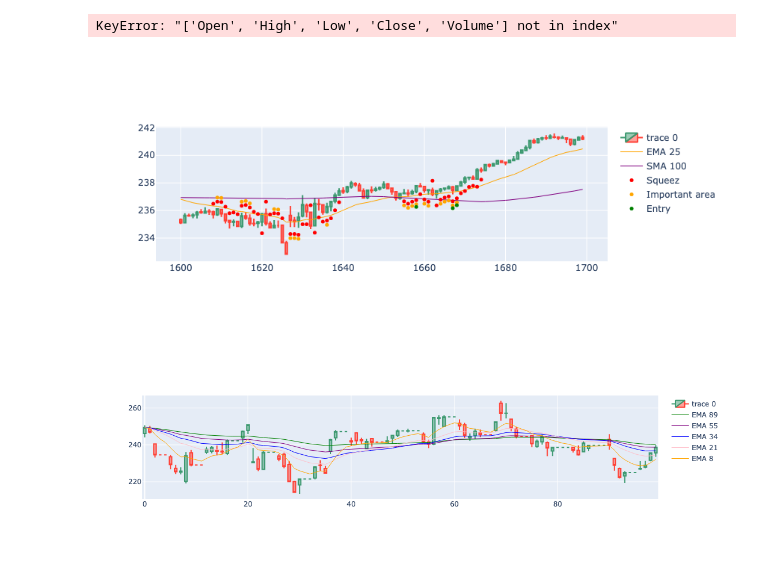
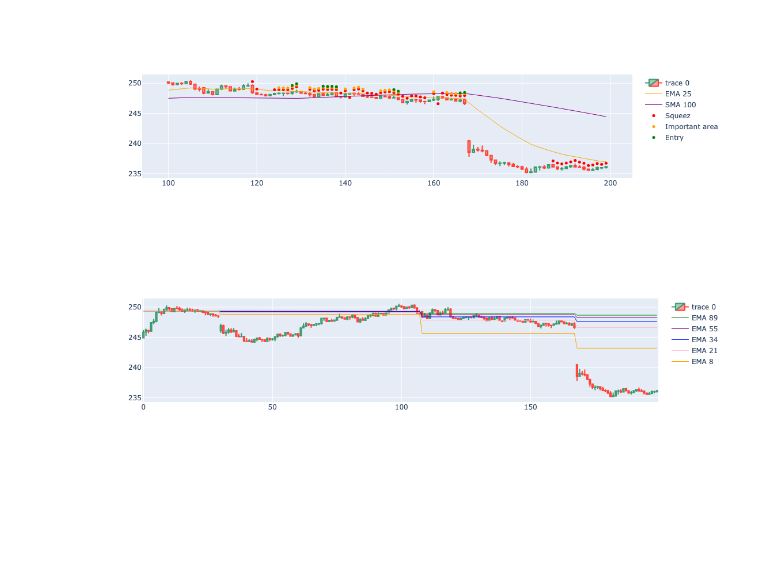
Before and after one commit to gastoncs/jupyter-docker, a Jupyter notebook: app/src/backtesting/squeez/squeez_pattern_v3.ipynb, the cells around one changed output. Saved outputs shown, nothing was run; the diff lists cells and outputs as text; code cells hidden in the pictures; blank space fills up the shorter version.

Commit message:
Stacked emas

```diff
--- a/app/src/backtesting/squeez/squeez_pattern_v3.ipynb
+++ b/app/src/backtesting/squeez/squeez_pattern_v3.ipynb
@@ -41,7 +41,7 @@ def isSmaUptrend(sma, N):
     slope = np.polyfit(x, y, 1)[0]
     return slope > 0
 
-def isUptrend():
+def isUptrend()->None:
 
     df['sma100'] = df['close_5min'].rolling(window=100).mean()
 
@@ -78,7 +78,7 @@ def detectSqueeze()->None:
     cond2 =((df.bbu_minus_kcu <= 0) & (df.close_5min > df.ema25))
     df.loc[cond2, 'squeezedArea'] = EMA25['PRICE_ACCION_OVER_EMA'].value
 
-def areEmasStacked():
+def areEmasStacked()->None:
     df2['ema89'] = calculateEMADaily(df2,89)
     df2['ema55'] = calculateEMADaily(df2,55)
     df2['ema34'] = calculateEMADaily(df2,34)
@@ -185,42 +185,41 @@ if __name__ == '__main__':
     df['posibleBreak'] = df.apply(lambda row: detectPosibleBreak(row.name), axis=1)
 
     df = df[['index','datetime_est','open_5min','high_5min','low_5min','close_5min','volume_5min',
-             'ema25','sma100','squeezedArea','squeezeCloseToEma','posibleBreak','isUptrend','areEmasStacked']]
+             'ema25','sma100','squeezedArea','squeezeCloseToEma','posibleBreak','isUptrend','areEmasStacked',
+             'ema89','ema55','ema34','ema21','ema8']]
 
-    print(df.tail())
+    #print(df.tail())
 #with pd.option_context("mode.copy_on_write", True):
     #result = df[df["posibleBreak"]==EMA25['PRICE_ACCION_OVER_EMA'].value]
-    #result = df2[df2["areEmasStacked"]!=0]
+    #result = df[df["areEmasStacked"]!=0]
     #print(result.tail(100))
     #print(result.info())
     #df.to_csv('trend.csv', index=False)
-# %% [output]
-KeyError: "['Open', 'High', 'Low', 'Close', 'Volume'] not in index"
 # %%
 def posibleBreakArea(x):
     extraSpace = 1
     if (x['posibleBreak']==EMA25['PRICE_ACCION_OVER_EMA'].value):
-        return x['Low']-extraSpace
+        return x['low_5min']-extraSpace
     elif (x['posibleBreak']==EMA25['PRICE_ACCION_UNDER_EMA'].value):
-        return x['High']+extraSpace
+        return x['high_5min']+extraSpace
     else:
         return np.nan
 
 def squeezeCloseToEmaArea(x):
     extraSpace = .80
-    if (x['squeezeCloseToEma']==EMA25['PRICE_ACCION_OVER'].value):
-        return x['Low']-extraSpace
+    if (x['squeezeCloseToEma']==EMA25['PRICE_ACCION_OVER_EMA'].value):
+        return x['low_5min']-extraSpace
     elif (x['squeezeCloseToEma']==EMA25['PRICE_ACCION_UNDER_EMA'].value):
-        return x['High']+extraSpace
+        return x['high_5min']+extraSpace
     else:
         return np.nan
 
 def squezzeArea(x):
     extraSpace = .50
     if (x['squeezedArea']==EMA25['PRICE_ACCION_OVER_EMA'].value):
-        return x['Low']-extraSpace
+        return x['low_5min']-extraSpace
     elif (x['squeezedArea']==EMA25['PRICE_ACCION_UNDER_EMA'].value):
-        return x['High']+extraSpace
+        return x['high_5min']+extraSpace
     else:
         return np.nan
 
@@ -230,52 +229,52 @@ df['posibleBreakArea'] = df.apply(lambda row: posibleBreakArea(row), axis=1)
 # %%
 import plotly.io as pio
 import plotly.graph_objects as go
 
-dfpl = df[1600:1700]
+dfpl = df[100:200]
 
 fig = go.Figure(
     data=[
         go.Candlestick(
             x=dfpl.index,
-            open=dfpl['Open'],
-            high=dfpl['High'],
-            low=dfpl['Low'],
-            close=dfpl['Close']),
+            open=dfpl['open_5min'],
+            high=dfpl['high_5min'],
+            low=dfpl['low_5min'],
+            close=dfpl['close_5min']),
         go.Scatter(
             x=dfpl.index,
             y=dfpl['ema25'],
             line=dict(color='orange', width=1),
             name="EMA 25"),
         go.Scatter(
             x=dfpl.index,
             y=dfpl['sma100'],
             line=dict(color='purple', width=1),
             name="SMA 100")
     ]
 )
 
 fig.add_scatter(x=dfpl.index, y=dfpl['squezzeArea'], mode="markers", marker=dict(size=5, color="red"), name="Squeez")
 fig.add_scatter(x=dfpl.index, y=dfpl['squeezeCloseToEmaArea'], mode="markers", marker=dict(size=5, color="orange"), name="Important area")
 fig.add_scatter(x=dfpl.index, y=dfpl['posibleBreakArea'], mode="markers", marker=dict(size=5, color="green"), name="Entry")
 
 fig.update_layout(xaxis_rangeslider_visible=False)
 fig.show()
 # %% [output]
-[figure, old version]
+[figure, new version]
 # %%
 import plotly.io as pio
 import plotly.graph_objects as go
 
-dfpl = df2[0:100]
+dfpl = df[100:200]
 
 fig = go.Figure(
     data=[
         go.Candlestick(
             x=dfpl.index,
-            open=dfpl['Open'],
-            high=dfpl['High'],
-            low=dfpl['Low'],
-            close=dfpl['Close']),
+            open=dfpl['open_5min'],
+            high=dfpl['high_5min'],
+            low=dfpl['low_5min'],
+            close=dfpl['close_5min']),
         go.Scatter(
             x=dfpl.index,
             y=dfpl['ema89'],
@@ -307,4 +306,4 @@ fig = go.Figure(
 fig.update_layout(xaxis_rangeslider_visible=False)
 fig.show()
 # %% [output]
-[figure, old version]
+[figure, new version]
```
